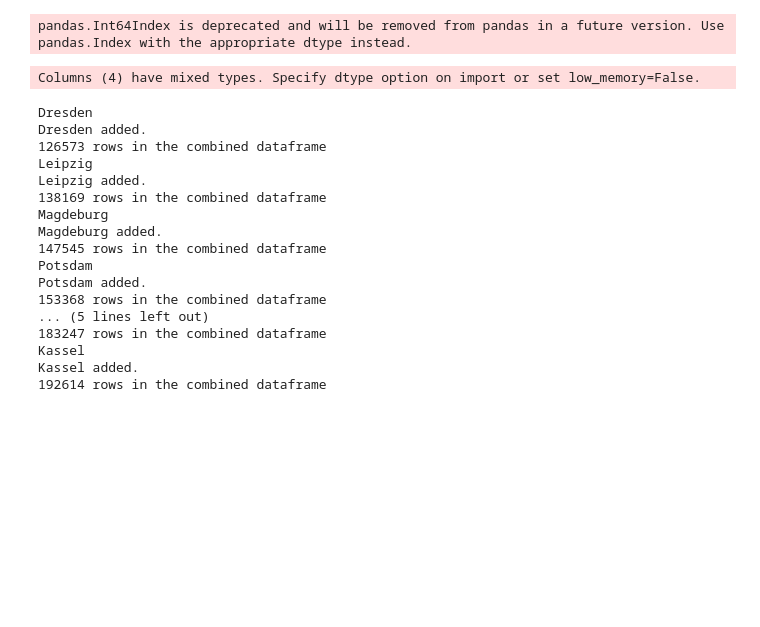
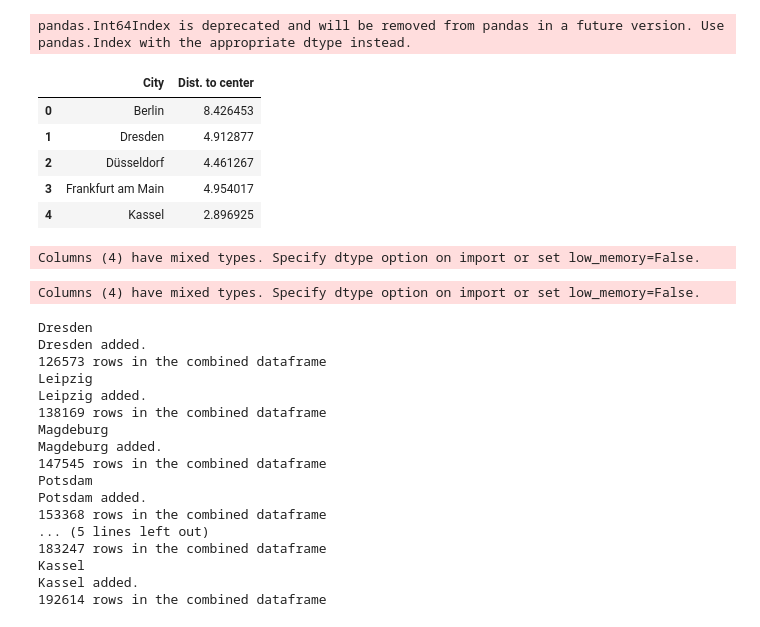
Before and after one commit to peterberr/sufficcs_mobility, a Jupyter notebook: models/dist_agg_all.ipynb, the cells around one changed output. Cells and saved outputs as stored; diff of their text form; code cells hidden in the pictures; blank space fills up the shorter version.

```diff
--- a/models/dist_agg_all.ipynb
+++ b/models/dist_agg_all.ipynb
@@ -18,6 +18,40 @@ cities_all=['Berlin','Dresden','Düsseldorf','Frankfurt am Main','Kassel','Leipz
 countries=['Germany','Germany','Germany','Germany','Germany','Germany','Germany','Germany','France','France','France','France','France','France','France','France','France','Spain','Austria','France','Germany']
 # %% [output]
 pandas.Int64Index is deprecated and will be removed from pandas in a future version. Use pandas.Index with the appropriate dtype instead.
+# %%
+stat=pd.read_csv('../outputs/summary_stats/summary_UF_all_reweighted.csv')
+d2c=stat.loc[:,['cities','Dist. to center']]
+d2c.rename(columns={'cities':'City'},inplace=True)
+d2c.head()
+# %% [output]
+|  | City | Dist. to center |
+| 0 | Berlin | 8.426453 |
+| 1 | Dresden | 4.912877 |
+| 2 | Düsseldorf | 4.461267 |
+| 3 | Frankfurt am Main | 4.954017 |
+| 4 | Kassel | 2.896925 |
+# %%
+city0='Berlin'
+df0=pd.read_csv('../outputs/Combined/' + city0 + '_UF.csv')
+df0['Commute_Trip']=0
+df0.loc[df0['Trip_Purpose_Agg']=='Home↔Work','Commute_Trip']=1
+#print(len(df0.columns), 'columns in the data for ', city0)
+df0=df0.loc[:,['Res_geocode', 'DistSubcenter_res', 'DistCenter_res',
+#'PopDensity_res','BuildDensity_res',
+'UrbPopDensity_res', 'UrbBuildDensity_res',
+'IntersecDensity_res', 'street_length_res', 'LU_UrbFab_res',#'bike_lane_share_res',
+'LU_Comm_res',  'Commute_Trip','Age','Trip_Distance']] # 'LU_Road_res', 'LU_Urban_res',
+df0['City']=city0
+df0=df0.merge(d2c)
+df0['DistCenter_res_pc']=100*df0['DistCenter_res']/df0['Dist. to center']
+df0=df0.loc[:,['Res_geocode', 'DistSubcenter_res', 'DistCenter_res_pc',
+'UrbPopDensity_res', 'UrbBuildDensity_res',
+'IntersecDensity_res', 'street_length_res', 'LU_UrbFab_res',
+'LU_Comm_res',  'Commute_Trip','Age','Trip_Distance','City']]
+df0['Country']='Germany'
+df_all=df0.copy()
+# %% [output]
+Columns (4) have mixed types. Specify dtype option on import or set low_memory=False.
 # %%
 city0='Berlin'
 df0=pd.read_csv('../outputs/Combined/' + city0 + '_UF.csv')
```
Also changed, not shown: parts of 8 cells of this notebook, 14 other files.
